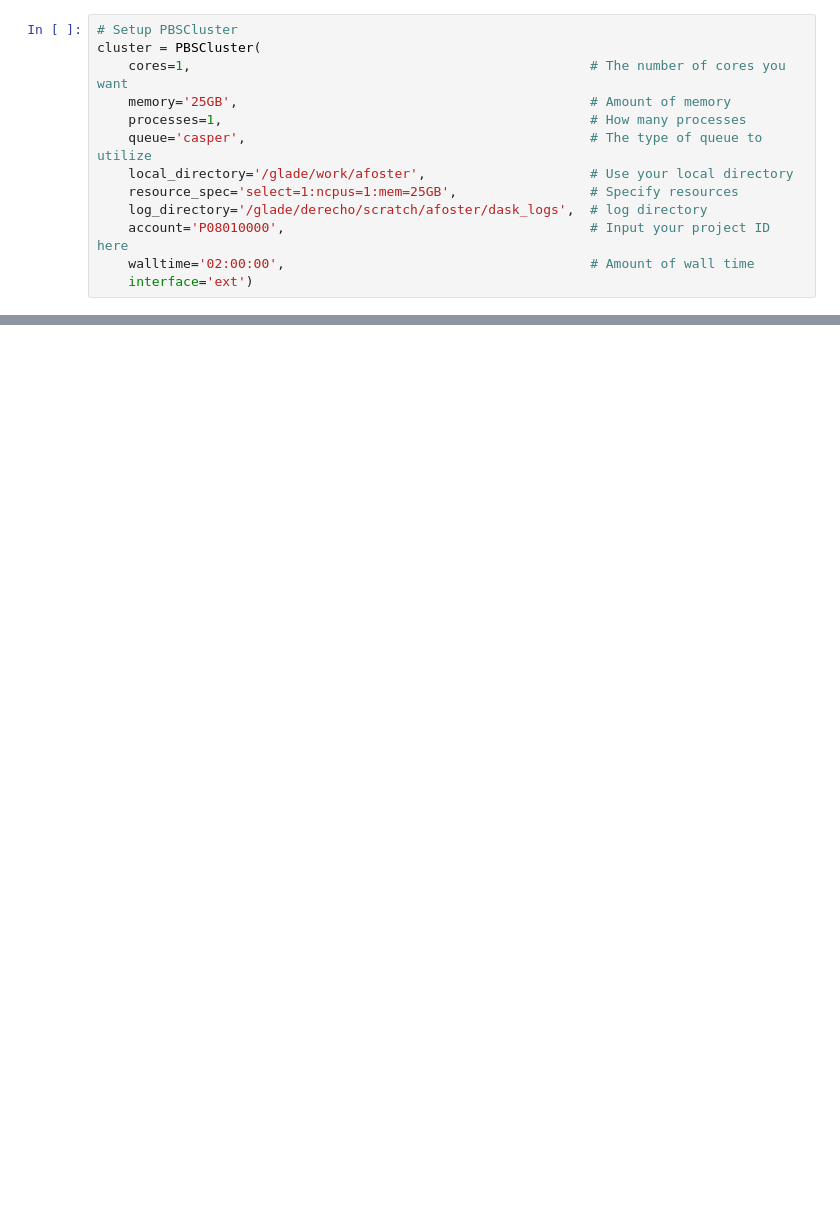
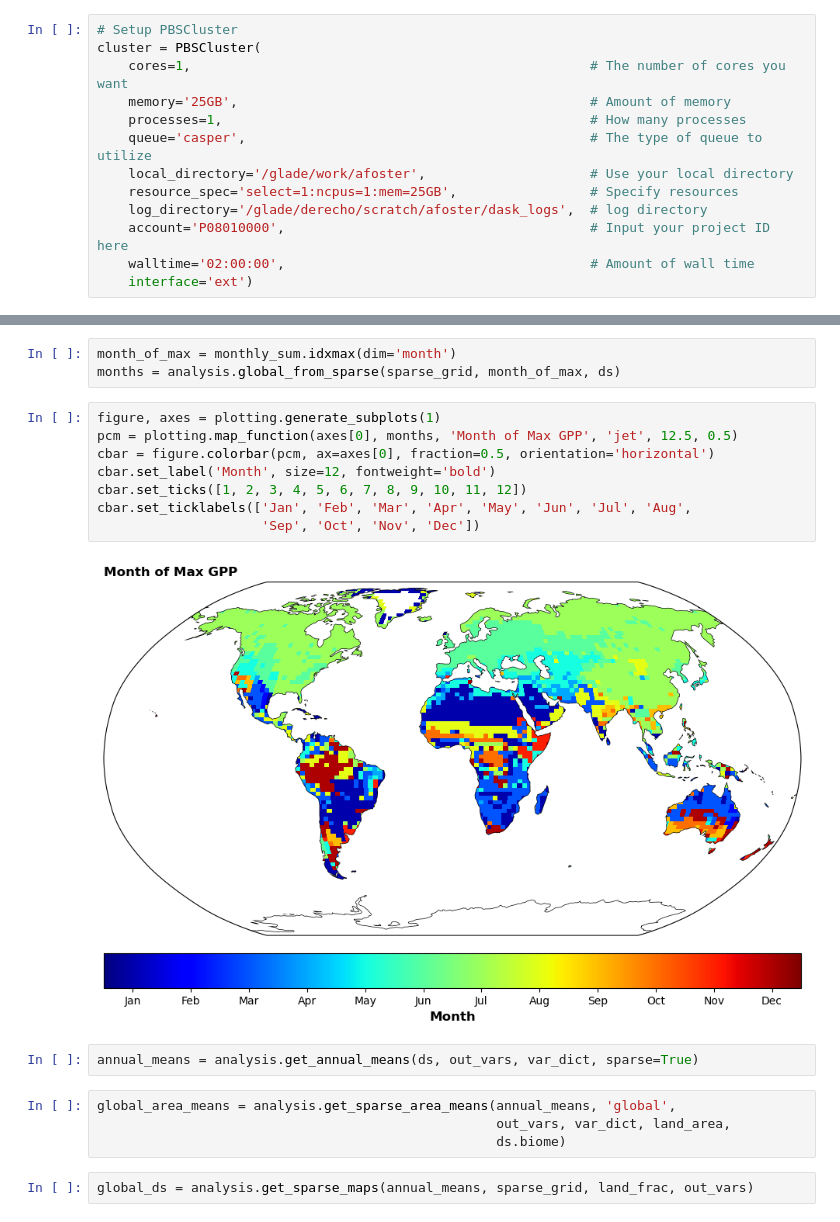
Before and after one commit to adrifoster/fates_calibration_library, a Jupyter notebook: notebooks/AnalyzeSparseGrid.ipynb, the cells around one changed output, grey strips where cells are left out. Saved outputs shown, nothing was run; the diff lists cells and outputs as text; blank space fills up the shorter version.

```diff
--- a/notebooks/AnalyzeSparseGrid.ipynb
+++ b/notebooks/AnalyzeSparseGrid.ipynb
@@ -110,0 +109,21 @@ lai_mean = analysis.calculate_annual_mean(lai_map, 1/365).isel(year=19)
+# %%
+month_of_max = monthly_sum.idxmax(dim='month')
+months = analysis.global_from_sparse(sparse_grid, month_of_max, ds)
+# %%
+figure, axes = plotting.generate_subplots(1)
+pcm = plotting.map_function(axes[0], months, 'Month of Max GPP', 'jet', 12.5, 0.5)
+cbar = figure.colorbar(pcm, ax=axes[0], fraction=0.5, orientation='horizontal')
+cbar.set_label('Month', size=12, fontweight='bold')
+cbar.set_ticks([1, 2, 3, 4, 5, 6, 7, 8, 9, 10, 11, 12])
+cbar.set_ticklabels(['Jan', 'Feb', 'Mar', 'Apr', 'May', 'Jun', 'Jul', 'Aug',
+                     'Sep', 'Oct', 'Nov', 'Dec'])
+# %% [output]
+[figure, added]
+# %%
+annual_means = analysis.get_annual_means(ds, out_vars, var_dict, sparse=True)
+# %%
+global_area_means = analysis.get_sparse_area_means(annual_means, 'global',
+                                                   out_vars, var_dict, land_area,
+                                                   ds.biome)
+# %%
+global_ds = analysis.get_sparse_maps(annual_means, sparse_grid, land_frac, out_vars)
```
Also changed, not shown: parts of 17 cells of this notebook, 7 other files.
